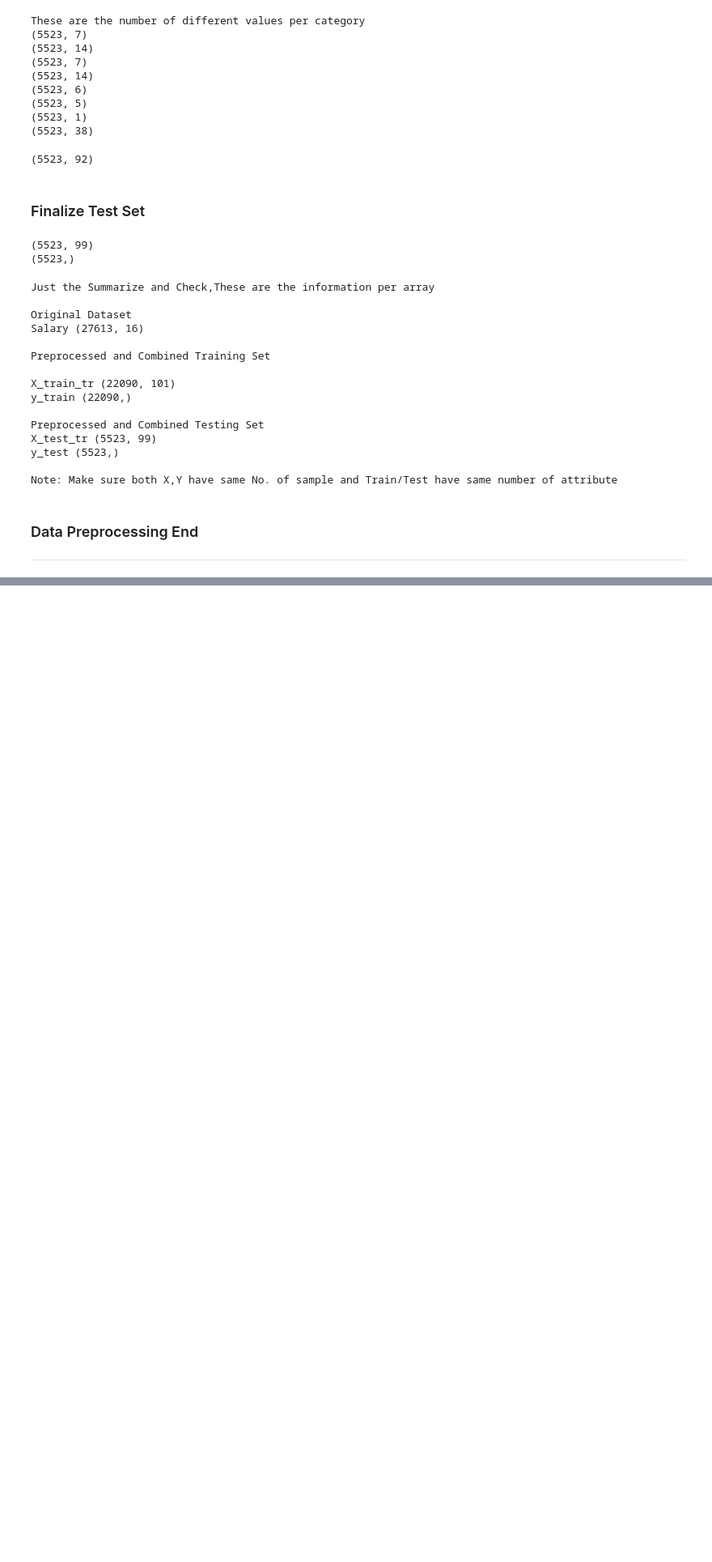
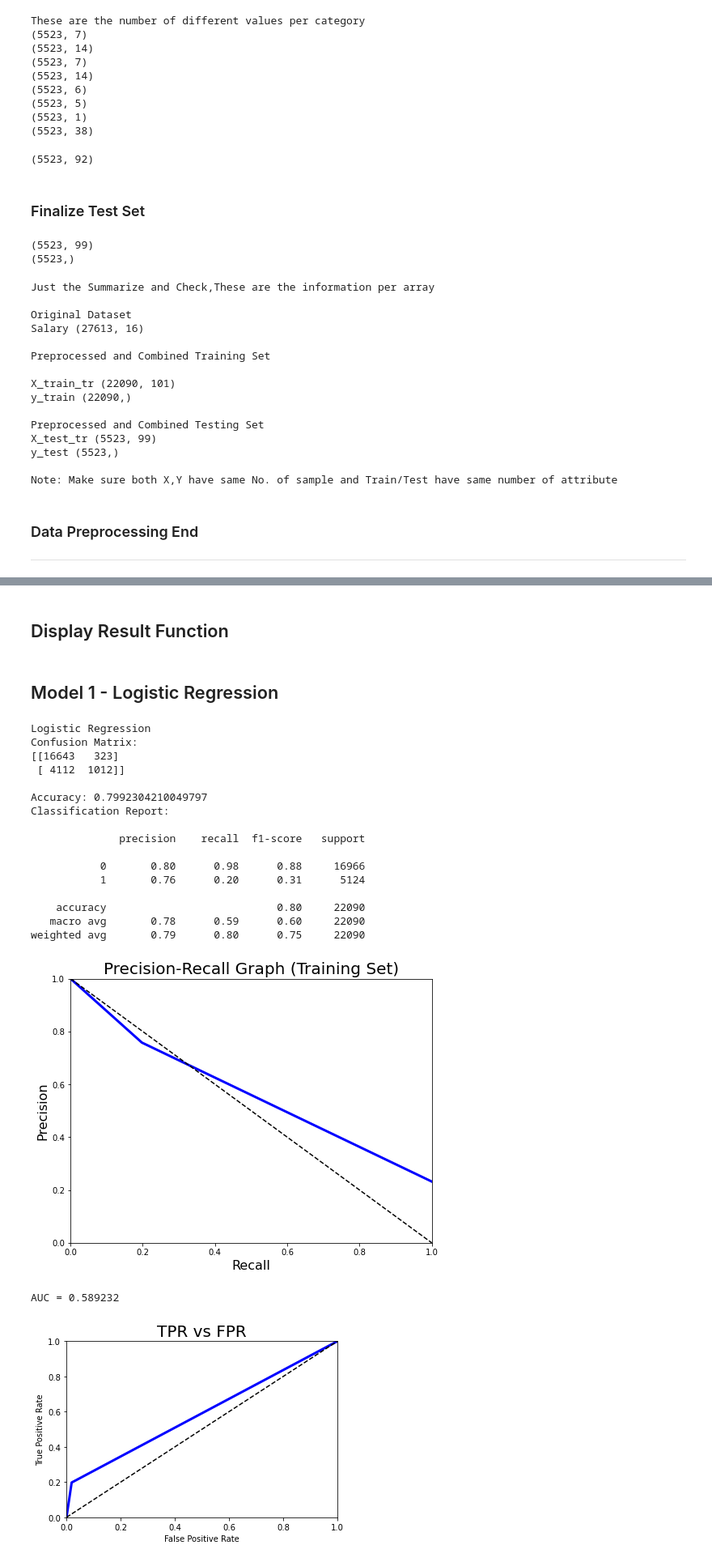
Before and after one commit to JasonnLim/ML-Salary-Prediction, a Jupyter notebook: LatestCode.ipynb, the cells around one changed output, grey strips where cells are left out. Shown at 81% size. Saved outputs shown, nothing was run; the diff lists cells and outputs as text; code cells hidden in the pictures; blank space fills up the shorter version.

Commit message:
Model Training

```diff
--- a/LatestCode.ipynb
+++ b/LatestCode.ipynb
@@ -841,0 +951,7 @@ Note: Make sure both X,Y have same No. of sample and Train/Test have same number
+# %%
+def cross_val(model, i):
+
+    model.fit(X_train_tr, y_train)
+    y_pred = cross_validate(model, X_train_tr, y_train, cv= 5, scoring= scores)
+    report = pd.DataFrame(y_pred)
+    overview.loc[clf[i]] = ["{:.4f}".format(i) for i in report.mean().values]
@@ -841,0 +971,7 @@ Note: Make sure both X,Y have same No. of sample and Train/Test have same number
+# %%
+from sklearn.metrics import classification_report
+def classificationReport(model, i):
+    model.fit(X_train_tr, y_train)
+    y_pred = cross_val_predict(model, X_train_tr, y_train, cv= 5)
+    print('Classification Report:\n')
+    print(classification_report(y_train, y_pred))
@@ -841,0 +999,54 @@ Note: Make sure both X,Y have same No. of sample and Train/Test have same number
+# %% [markdown]
+## Display Result Function
+# %%
+def displayResult(model, i):
+    cross_val(model, i)
+
+    ##Confusion Matrix
+    confusionMatrix(model, i)
+
+    ##Classify Report
+    classificationReport(model, i)
+
+    ##Precision & Recall
+    y_pred = cross_val_predict(model, X_train_tr, y_train, cv= 5)
+    precisions, recalls, thresholds = precision_recall_curve(y_train, y_pred)
+
+    plt.figure(figsize=(8, 6))
+    plot_precision_vs_recall(precisions, recalls)
+    plt.title ('Precision-Recall Graph (Training Set)', fontsize = 20)
+    plt.show()
+
+    ##ROC Curve
+    fpr, tpr, thresholds = roc_curve(y_train, y_pred)
+    plot_roc_curve(fpr, tpr)
+
+    ##AUC
+    auc = roc_auc_score(y_train, y_pred)
+    print('AUC = {:04f}'.format(auc))
+# %% [markdown]
+## Model 1 - Logistic Regression
+# %%
+from sklearn.linear_model import LogisticRegression
+model1 = LogisticRegression(max_iter=100000)
+displayResult(model1, 0)
+# %% [output]
+Logistic Regression
+Confusion Matrix:
+[[16643   323]
+ [ 4112  1012]]
+
+Accuracy: 0.7992304210049797
+Classification Report:
+
+              precision    recall  f1-score   support
+
+           0       0.80      0.98      0.88     16966
+           1       0.76      0.20      0.31      5124
+
+    accuracy                           0.80     22090
+   macro avg       0.78      0.59      0.60     22090
+weighted avg       0.79      0.80      0.75     22090
+[figure, added]
+AUC = 0.589232
+[figure, added]
```
Also changed, not shown: parts of 27 cells of this notebook.
